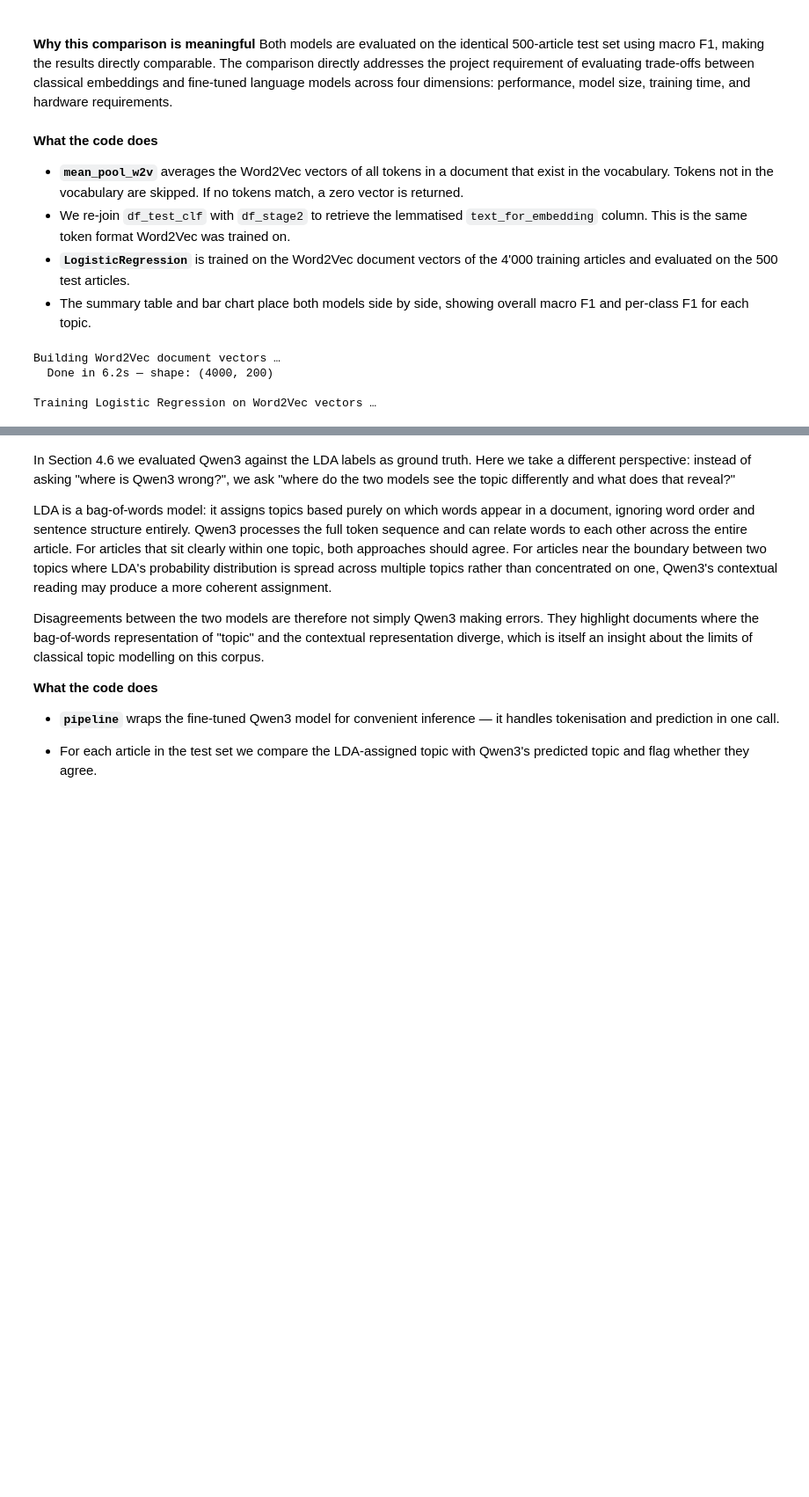
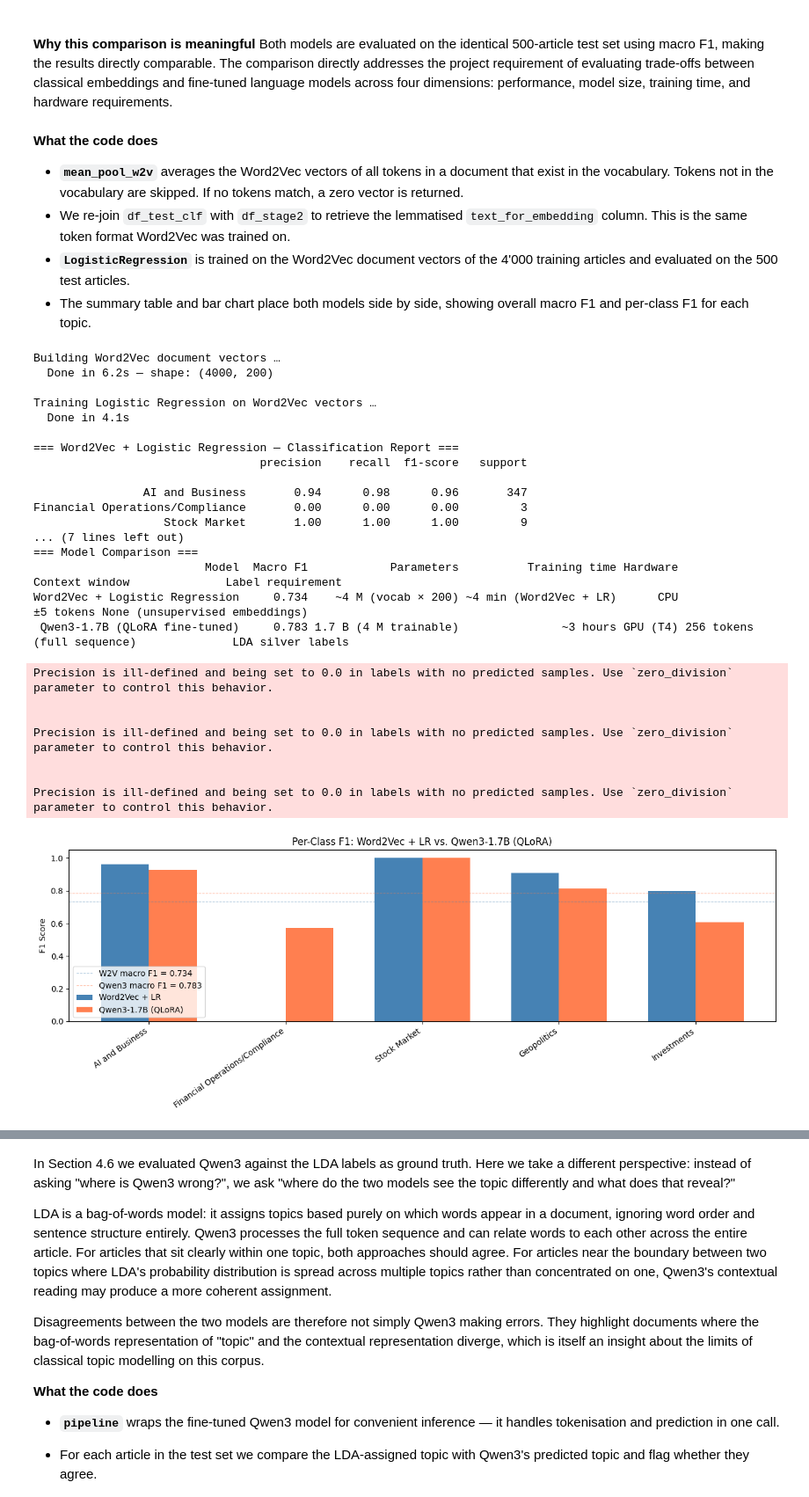
Before and after one commit to allarom/clt-26, a Jupyter notebook: clt_stage2.ipynb, the cells around one changed output, grey strips where cells are left out. Shown at 88% size. Cells and saved outputs as stored; diff of their text form; code cells hidden in the pictures; blank space fills up the shorter version.

```diff
--- a/clt_stage2.ipynb
+++ b/clt_stage2.ipynb
@@ -1648,7 +1671,7 @@ summary = pd.DataFrame([
         'Model'            : 'Word2Vec + Logistic Regression',
         'Macro F1'         : round(f1_w2v, 3),
         'Parameters'       : '~4 M (vocab × 200)',
-        'Training time'    : f'~{int(w2v_train_time)}s (LR only)',
+        'Training time'    : f'~4 min (Word2Vec + LR)',
         'Hardware'         : 'CPU',
         'Context window'   : '±5 tokens',
         'Label requirement': 'None (unsupervised embeddings)',
@@ -1664,31 +1687,52 @@ summary = pd.DataFrame([
     },
 ])
 print("=== Model Comparison ===")
 print(summary.to_string(index=False))
 
 # Visual — per-class F1 comparison
 f1_w2v_per_class  = f1_score(y_test, preds_w2v, average=None, labels=sorted(ID2LABEL_FINAL))
 f1_qwen_per_class = f1_score(labels, preds,      average=None, labels=sorted(ID2LABEL_FINAL))
 
 x = np.arange(len(label_names))
 width = 0.35
 
 fig, ax = plt.subplots(figsize=(13, 5))
 ax.bar(x - width/2, f1_w2v_per_class,  width, label='Word2Vec + LR',       color='steelblue')
 ax.bar(x + width/2, f1_qwen_per_class, width, label='Qwen3-1.7B (QLoRA)',  color='coral')
 ax.axhline(f1_w2v,  color='steelblue', linestyle='--', linewidth=0.8, alpha=0.6, label=f'W2V macro F1 = {f1_w2v:.3f}')
 ax.axhline(f1_qwen, color='coral',     linestyle='--', linewidth=0.8, alpha=0.6, label=f'Qwen3 macro F1 = {f1_qwen:.3f}')
 ax.set_xticks(x)
 ax.set_xticklabels(label_names, rotation=35, ha='right')
 ax.set_ylabel('F1 Score')
 ax.set_title('Per-Class F1: Word2Vec + LR vs. Qwen3-1.7B (QLoRA)')
 ax.legend()
 ax.set_ylim(0, 1.05)
 plt.tight_layout()
 plt.show()
 # %% [output]
 Building Word2Vec document vectors …
   Done in 6.2s — shape: (4000, 200)
 
 Training Logistic Regression on Word2Vec vectors …
+  Done in 4.1s
+
+=== Word2Vec + Logistic Regression — Classification Report ===
+                                 precision    recall  f1-score   support
+
+                AI and Business       0.94      0.98      0.96       347
+Financial Operations/Compliance       0.00      0.00      0.00         3
+                   Stock Market       1.00      1.00      1.00         9
+... (7 lines left out)
+=== Model Comparison ===
+                         Model  Macro F1            Parameters          Training time Hardware             Context window              Label requirement
+Word2Vec + Logistic Regression     0.734    ~4 M (vocab × 200) ~4 min (Word2Vec + LR)      CPU                  ±5 tokens None (unsupervised embeddings)
+ Qwen3-1.7B (QLoRA fine-tuned)     0.783 1.7 B (4 M trainable)               ~3 hours GPU (T4) 256 tokens (full sequence)              LDA silver labels
+Precision is ill-defined and being set to 0.0 in labels with no predicted samples. Use `zero_division` parameter to control this behavior.
+
+
+Precision is ill-defined and being set to 0.0 in labels with no predicted samples. Use `zero_division` parameter to control this behavior.
+
+
+Precision is ill-defined and being set to 0.0 in labels with no predicted samples. Use `zero_division` parameter to control this behavior.
+[figure, added]
 # %% [markdown]
```
Also changed, not shown: parts of 22 cells of this notebook.
